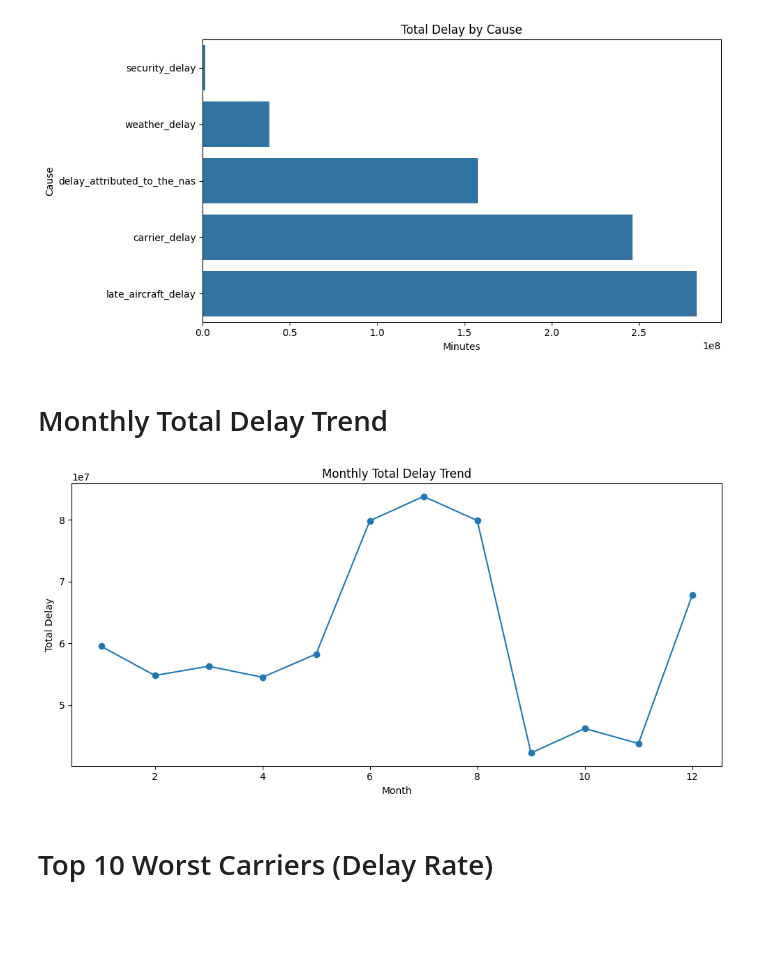
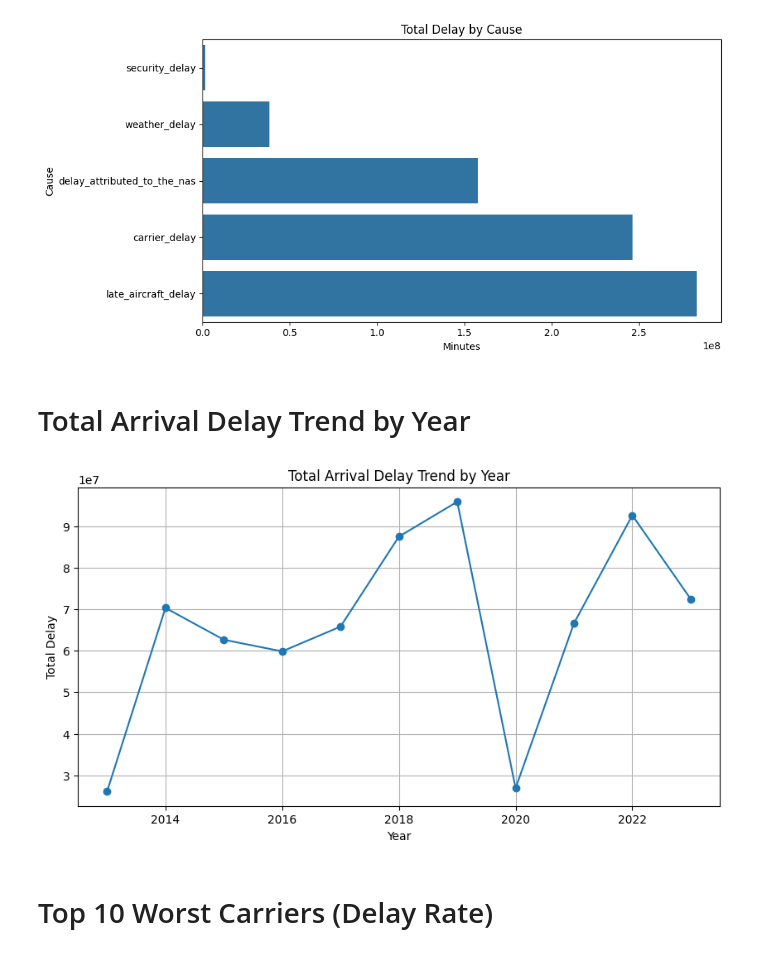
Before and after one commit to pradnesh369/airline-delay-analysis, a Jupyter notebook: Airline Delay Cause Analysis.ipynb, the cells around one changed output. Drawn from its saved outputs; the diff is of its cells as text; code cells hidden in the pictures; blank space fills up the shorter version.

```diff
--- a/Airline Delay Cause Analysis.ipynb
+++ b/Airline Delay Cause Analysis.ipynb
@@ -162,21 +160,38 @@ plt.tight_layout()
 plt.show()
 # %% [output]
 [figure]
-# %% [markdown]
-# Monthly Total Delay Trend
-# %%
-
-monthly = df.groupby("month")["total_delay"].sum()
-
-plt.figure(figsize=(10,5))
-plt.plot(monthly.index, monthly.values, marker="o")
-plt.title("Monthly Total Delay Trend")
-plt.xlabel("Month")
-plt.ylabel("Total Delay")
-plt.tight_layout()
-plt.show()
-# %% [output]
-[figure, removed]
+# %% [markdown]
+# Total Arrival Delay Trend by Year
+# %%
+import pandas as pd
+import matplotlib.pyplot as plt
+
+
+# Group delay by year
+yearly_delay = (
+    df.groupby("year")["total_arrival_delay"]
+    .sum()
+    .reset_index()
+)
+
+
+plt.figure(figsize=(10,5))
+
+plt.plot(
+    yearly_delay["year"],
+    yearly_delay["total_arrival_delay"],
+    marker="o"
+)
+
+plt.title("Total Arrival Delay Trend by Year")
+plt.xlabel("Year")
+plt.ylabel("Total Delay")
+
+plt.grid(True)
+
+plt.show()
+# %% [output]
+[figure, added]
 # %% [markdown]
 # Top 10 Worst Carriers (Delay Rate)
 # %%
```
Also changed, not shown: parts of 11 cells of this notebook.
